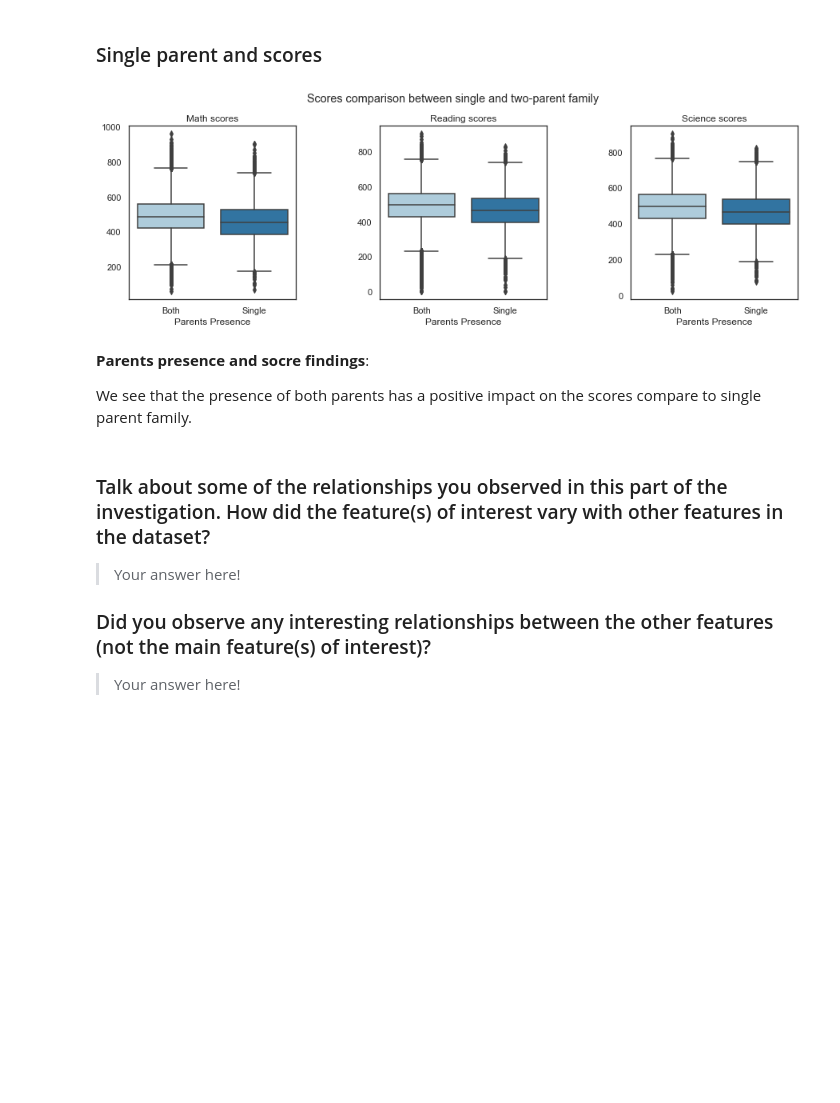
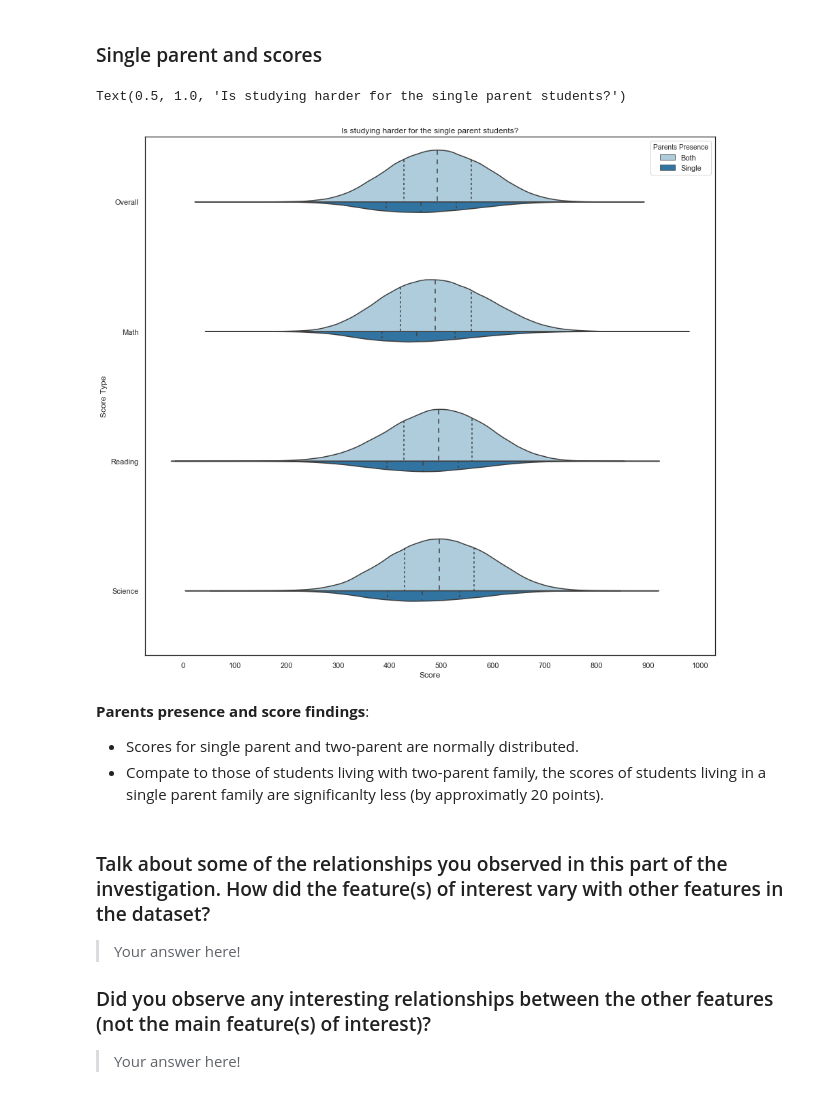
Before and after one commit to rguitter/dand, a Jupyter notebook: P5-Data_visualization/exploration_template.ipynb, the cells around one changed output. Saved outputs shown, nothing was run; the diff lists cells and outputs as text; code cells hidden in the pictures; blank space fills up the shorter version.

```diff
--- a/P5-Data_visualization/exploration_template.ipynb
+++ b/P5-Data_visualization/exploration_template.ipynb
@@ -557,34 +579,30 @@ plt.suptitle("Do students studying with their parent(s) score better than the ot
 * From upper secondary education, the scores reach the scores means that we oberve during the univariate exploration (around 487).
 # %% [markdown]
 ### Single parent and scores
-# %%
-palette = sb.color_palette("Paired")
-
-plt.figure(figsize = [15, 4])
-plt.subplots_adjust(wspace = 0.5)
-
-plt.subplot(1, 3, 1)
-ax = sb.boxplot(x = pisa_clean['Parents Presence'], y = pisa_clean['Math Score'], palette = palette)
-ax.set(ylabel='')
-plt.title('Math scores');
-
-plt.subplot(1, 3, 2)
-ax = sb.boxplot(x = pisa_clean['Parents Presence'], y = pisa_clean['Reading Score'], palette = palette)
-ax.set(ylabel='')
-plt.title('Reading scores');
-
-plt.subplot(1, 3, 3)
-ax = sb.boxplot(x = pisa_clean['Parents Presence'], y = pisa_clean['Science Score'], palette = palette);
-ax.set(ylabel='')
-plt.title('Science scores');
-
-plt.suptitle('Scores comparison between single and two-parent family', y=1.02);
-# %% [output]
-[figure, removed]
-# %% [markdown]
-**Parents presence and socre findings**:
-
-We see that the presence of both parents has a positive impact on the scores compare to single parent family.
+# %%
+data = pd.melt(pisa_clean, id_vars=['Student Id', 'Gender', 'Country', 'Study Time With Parent', 'Parents Highest Education', 'Immigration Status', 'Parents Presence'],
+               value_vars=['Overall Score','Math Score','Reading Score','Science Score'],
+               var_name="Score Type", value_name='Score')
+data['Score Type'] = data['Score Type'].replace('Overall Score', 'Overall').replace('Math Score','Math').replace('Reading Score','Reading').replace('Science Score','Science')
+
+palette = sb.color_palette("Paired")
+
+plt.figure(figsize = [15, 14])
+ax = sb.violinplot(x = 'Score', y='Score Type', hue='Parents Presence',
+                   data=data, palette=palette, split=True,
+                   scale="count", inner="quartile");
+
+x_ticks = np.arange(0, 1000 + 1, 100)
+plt.xticks(x_ticks, x_ticks);
+plt.title("Is studying harder for the single parent students?");
+# %% [output]
+Text(0.5, 1.0, 'Is studying harder for the single parent students?')
+[figure, added]
+# %% [markdown]
+**Parents presence and score findings**:
+
+* Scores for single parent and two-parent are normally distributed.
+* Compate to those of students living with two-parent family, the scores of students living in a single parent family are significanlty less (by approximatly 20 points).
 # %% [markdown]
 ### Talk about some of the relationships you observed in this part of the investigation. How did the feature(s) of interest vary with other features in the dataset?
 
```
Also changed, not shown: parts of 9 cells of this notebook.
